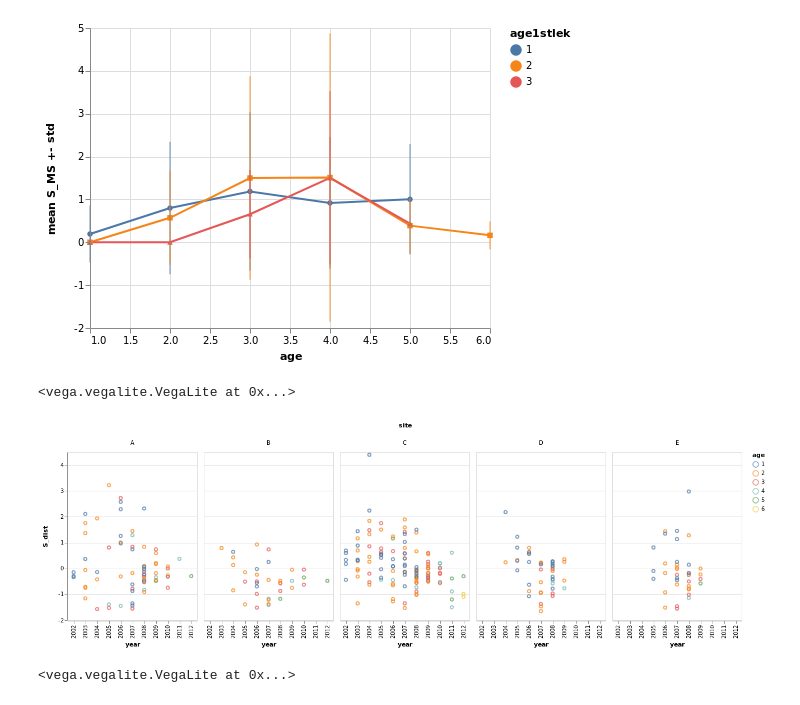
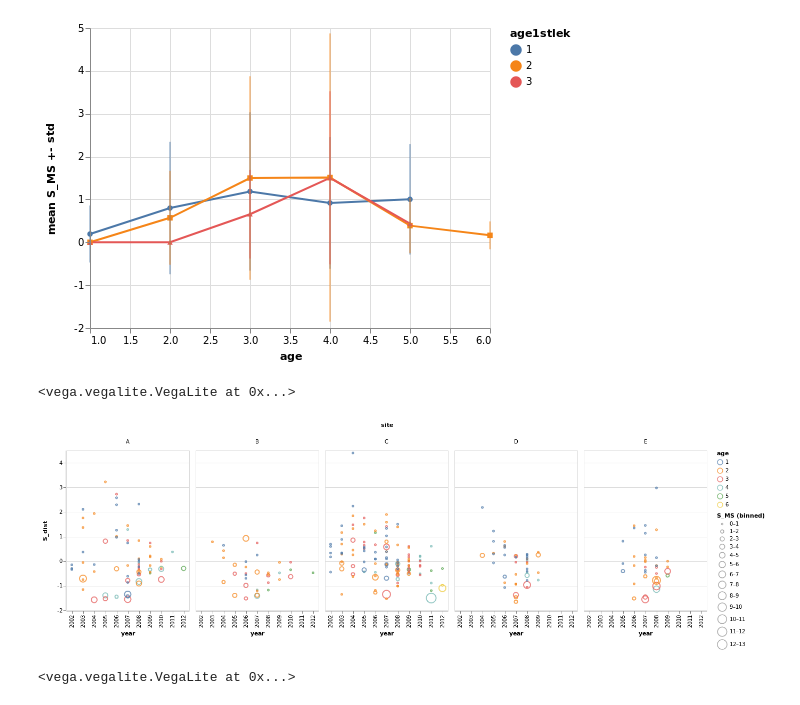
Before and after one commit to MarcoVitalii/lek-project, a Jupyter notebook: Age dependent mating performances dataset analysis.ipynb, the cells around one changed output. Saved outputs shown, nothing was run; the diff lists cells and outputs as text; code cells hidden in the pictures.

```diff
--- a/Age dependent mating performances dataset analysis.ipynb
+++ b/Age dependent mating performances dataset analysis.ipynb
@@ -169,14 +170,15 @@ points+errors
 # %%
 #Visualization of reproductive success and distance from the lek's center vs year.
 alt.Chart(df[['year','S_MS','age','S_dist','site']]).mark_point(shape='circle').encode(
     x = 'year:N',
     y = 'S_dist',
     color = 'age:N',
-#    size = 'S_MS',
+    size = alt.Size('S_MS',bin=alt.BinParams(step=1)),
+    tooltip = 'S_MS',
     column = 'site')
 # %% [output]
 <vega.vegalite.VegaLite at 0x...>
-[figure, old version]
+[figure, new version]
 # %%
 alt.Chart(df[['site','S_MS','S_dist','id','age']]).mark_line().encode(
     x = 'age',
```
Also changed, not shown: parts of 2 cells of this notebook.
